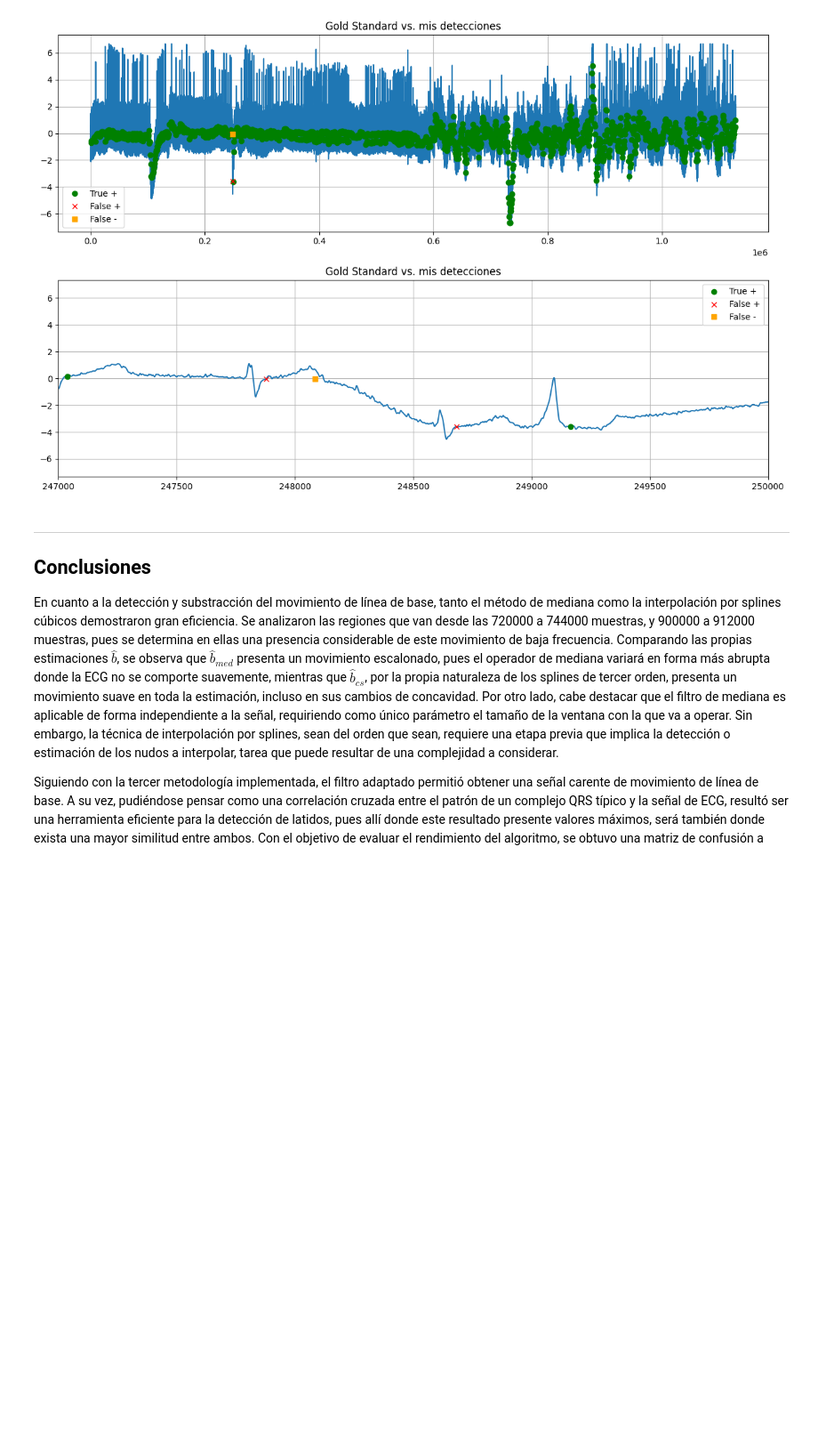
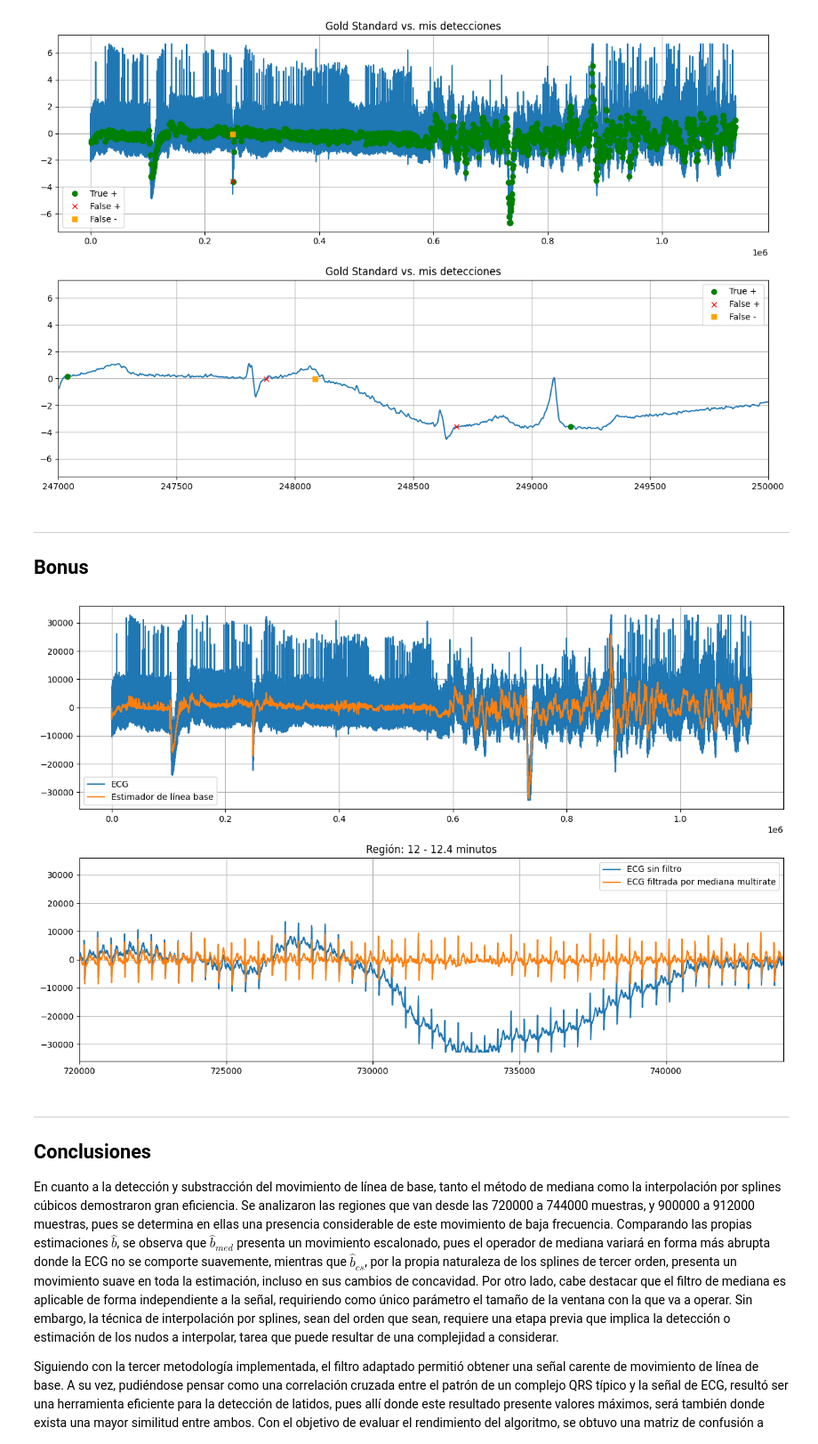
Before and after one commit to AugustoColu/Proyectos, a Jupyter notebook: Trabajos Semanales/TS9 - Filtrado no lineal/TS9 - Colugnatti.ipynb, the cells around one changed output. Shown at 89% size. Cells and saved outputs as stored; diff of their text form; code cells hidden in the pictures; blank space fills up the shorter version.

```diff
--- a/Trabajos Semanales/TS9 - Filtrado no lineal/TS9 - Colugnatti.ipynb
+++ b/Trabajos Semanales/TS9 - Filtrado no lineal/TS9 - Colugnatti.ipynb
@@ -397,6 +397,58 @@ Sensibilidad: 0.9995
 F1-score: 0.9992
 --------------------------
 [figure]
+# %% [markdown]
+---
+
+## Bonus
+# %%
+D = 20 # coeficiente de diezmado (ds: downsampling)
+
+# Defino parámetros para el filtrado pasa-bajos PREVIO a diezmar
+
+cant_coef = 2001
+retardo = (cant_coef - 1) // 2
+frecs = [0, 37, 38, fs_ECG//2]
+deseado = [1, 1, 0, 0]
+peso = [4, 1]
+
+fir_ls = sig.firls (numtaps = cant_coef, bands = frecs, desired = deseado, weight = peso, fs = fs_ECG)
+w, h = sig.freqz (b = fir_ls, worN=np.logspace(-2, 2, 2000), fs = fs_ECG)
+
+ecg_filt = sig.lfilter (b = fir_ls, a = 1, x = ecg_one_lead)
+
+# Diezmo la señal de ECG por D = 20, esto redefine la frecuencia de muestreo a 50Hz
+
+ecg_ds = sig.decimate (x = ecg_filt, q = D)
+estimador_med_DS = sig.medfilt (sig.medfilt (ecg_ds, (201//D)-1), (601//D)-1) # estimador de mediana diezmado
+
+estimador_med_recons = sig.resample_poly (x = estimador_med_DS, up = D, down = 1, window = fir_ls)
+# Esta operación interpola y filtra con el mismo pasa-bajos utilizado previo al diezmado
+
+estimador_med_recons = estimador_med_recons[retardo:] # compenso la demora producida por el filtrado FIR
+ecg_one_lead = ecg_one_lead[:len(estimador_med_recons)] # ajusto dimensiones (no le encontré otra vuelta)
+ecg_estimada_med_ds = ecg_one_lead - estimador_med_recons # subtraigo la estimación de línea base
+
+plt.figure (figsize=(12.5, 8))
+
+plt.subplot (2, 1, 1)
+plt.plot (ecg_one_lead, label='ECG')
+plt.plot (estimador_med_recons, label='Estimador de línea base')
+plt.legend ()
+plt.grid (True)
+
+plt.subplot (2, 1, 2)
+plt.plot (ecg_one_lead, label='ECG sin filtro')
+plt.plot (ecg_estimada_med_ds, label='ECG filtrada por mediana multirate')
+plt.title ('Región: 12 - 12.4 minutos')
+plt.xlim (720000, 744000)
+plt.legend ()
+plt.grid (True)
+
+plt.tight_layout ()
+plt.show ()
+# %% [output]
+[figure, added]
 # %% [markdown]
 ---
 
```
Also changed, not shown: parts of 3 cells of this notebook, 2 other files.
